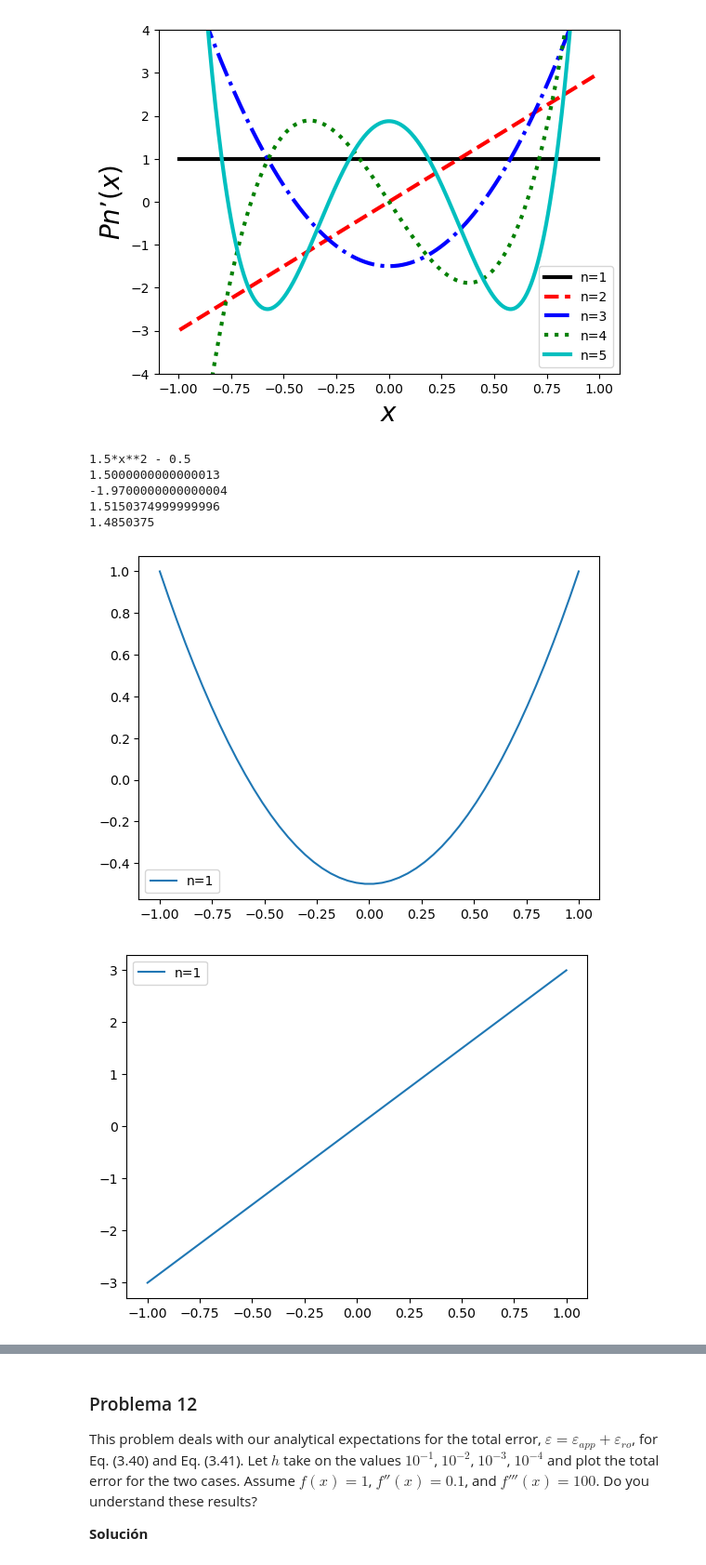
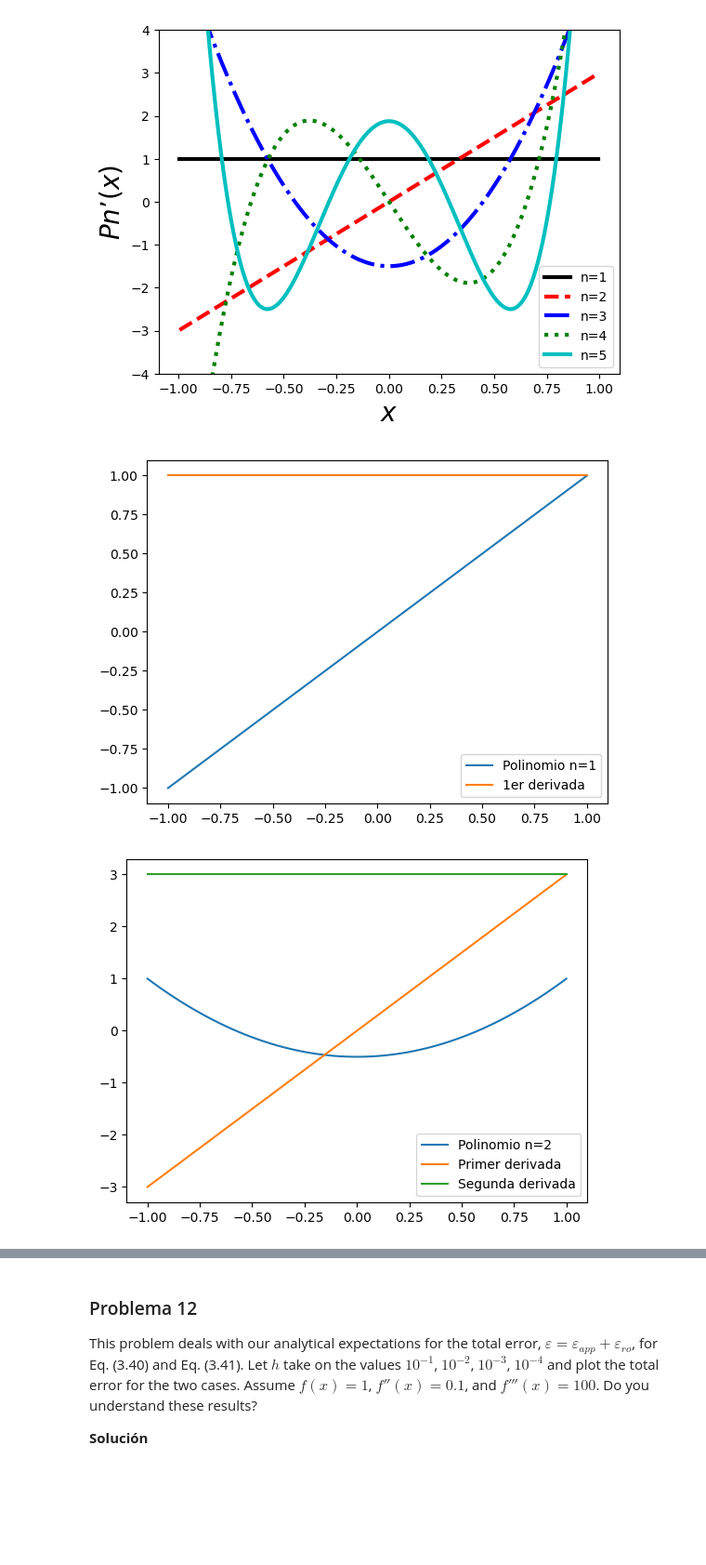
Before and after one commit to Fersv04/Fernanda-MN-2024, a Jupyter notebook: Capitulo 3.ipynb, the cells around one changed output, grey strips where cells are left out. Shown at 93% size. Drawn from its saved outputs; the diff is of its cells as text; code cells hidden in the pictures; blank space fills up the shorter version.

```diff
--- a/Capitulo 3.ipynb
+++ b/Capitulo 3.ipynb
@@ -220,50 +220,75 @@ p2=sp.lambdify(x,f(2))
 p3=sp.lambdify(x,f(3))
 p4=sp.lambdify(x,f(4))
 p5=sp.lambdify(x,f(5))
 p6=sp.lambdify(x,f(6))
 p7=sp.lambdify(x,f(7))
 p8=sp.lambdify(x,f(8))
-v_x=np.linspace(-1,1)
+v_x=np.linspace(-1,1,100)
 
 pl1=p1(v_x)
 pl2=p2(v_x)
 pl3=p3(v_x)
 pl4=p4(v_x)
 pl5=p5(v_x)
 pl6=p6(v_x)
 pl7=p7(v_x)
 pl8=p8(v_x)
 
 
 #La ecuación 3.24 para la primer derivada es
 def der(fun,x,h):
     return (fun(x+h/2)-fun(x-h/2))/(h)
 
 #La ecuación 3.32 es para la segunda derivada
 def der2(fun,x,h):
-    return (fun(x+h/2)-fun(x-h/2)-2*fun(x))
+    return 4*(fun(x+h/2)+fun(x-h/2)-2*fun(x))/(h**2)
 
-print(f(2))
-print(der(p2,0.5,0.01))
-print(der2(p2,1,0.01))
-
-r=3/2*(1+0.01/2)**2
-s=3/2*(1-0.01/2)**2
-print (r)
-print(s)
-
-plt.plot(v_x,pl2,label="n=1")
+plt.plot(v_x,pl1,label="Polinomio n=1")
+plt.plot(v_x,der(p1,v_x,0.01), label="1er derivada")
 plt.legend()
 plt.show()
 
-plt.plot(v_x,der(p2,v_x,0.01), label="n=1")
+plt.plot(v_x,pl2,label="Polinomio n=2")
+plt.plot(v_x,der(p2,v_x,0.01), label="Primer derivada")
+plt.plot(v_x,der2(p2,v_x,0.01),label="Segunda derivada")
 plt.legend()
 plt.show()
+
+plt.plot(v_x,pl3,label="Polinomio n=3")
+plt.plot(v_x,der(p3,v_x,0.01), label="Primer derivada")
+plt.plot(v_x,der2(p3,v_x,0.01),label="Segunda derivada")
+plt.legend()
+plt.show()
+
+plt.plot(v_x,pl4,label="Polinomio n=4")
+plt.plot(v_x,der(p4,v_x,0.01), label="Primer derivada")
+plt.plot(v_x,der2(p4,v_x,0.01),label="Segunda derivada")
+plt.legend()
+plt.show()
+
+plt.plot(v_x,pl5,label="Polinomio n=5")
+plt.plot(v_x,der(p5,v_x,0.01), label="Primer derivada")
+plt.plot(v_x,der2(p5,v_x,0.01),label="Segunda derivada")
+plt.legend()
+plt.show()
+
+plt.plot(v_x,pl6,label="Polinomio n=6")
+plt.plot(v_x,der(p6,v_x,0.01), label="Primer derivada")
+plt.plot(v_x,der2(p6,v_x,0.01),label="Segunda derivada")
+plt.legend()
+plt.show()
+
+plt.plot(v_x,pl7,label="Polinomio n=7")
+plt.plot(v_x,der(p7,v_x,0.01), label="Primer derivada")
+plt.plot(v_x,der2(p7,v_x,0.01),label="Segunda derivada")
+plt.legend()
+plt.show()
+
+plt.plot(v_x,pl8,label="Polinomio n=8")
+plt.plot(v_x,der(p8,v_x,0.01), label="Primer derivada")
+plt.plot(v_x,der2(p8,v_x,0.01),label="Segunda derivada")
+plt.legend()
+plt.show()
 # %% [output]
-1.5*x**2 - 0.5
-1.5000000000000013
--1.9700000000000004
-1.5150374999999996
-1.4850375
-[figure, old version]
+[figure, new version]
-[figure, old version]
+[figure, new version]
```
Also changed, not shown: parts of 8 cells of this notebook.
